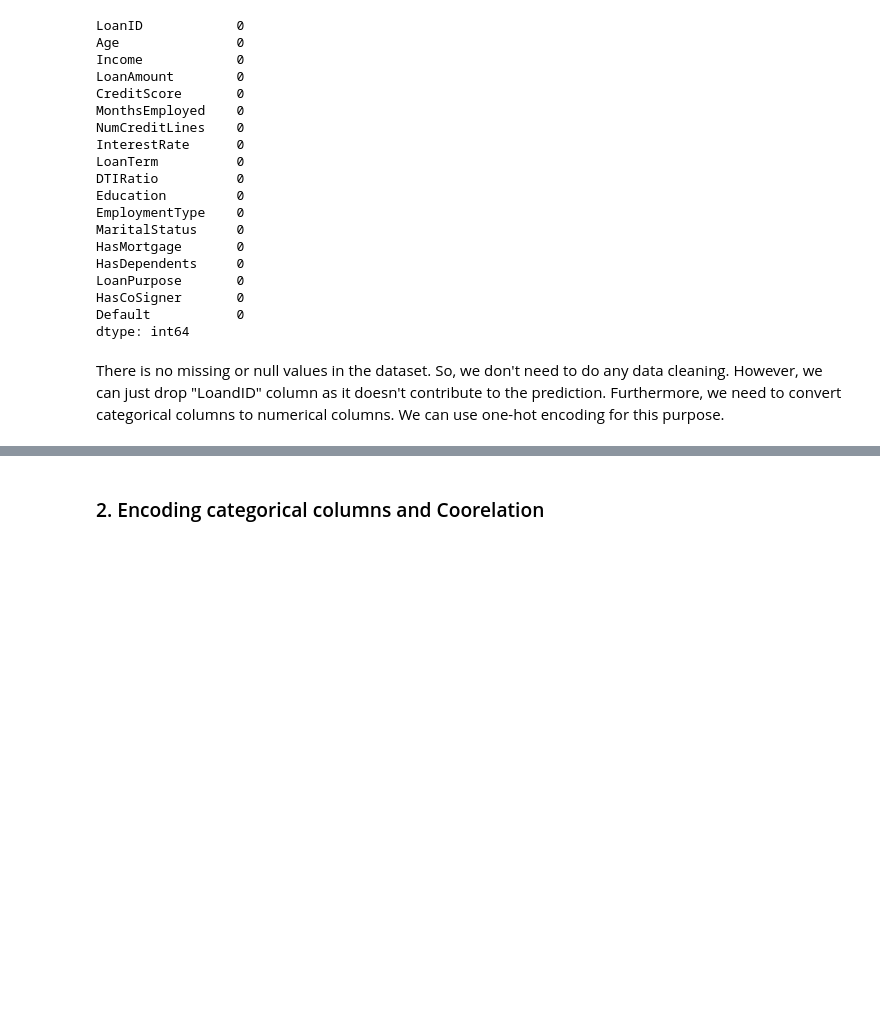
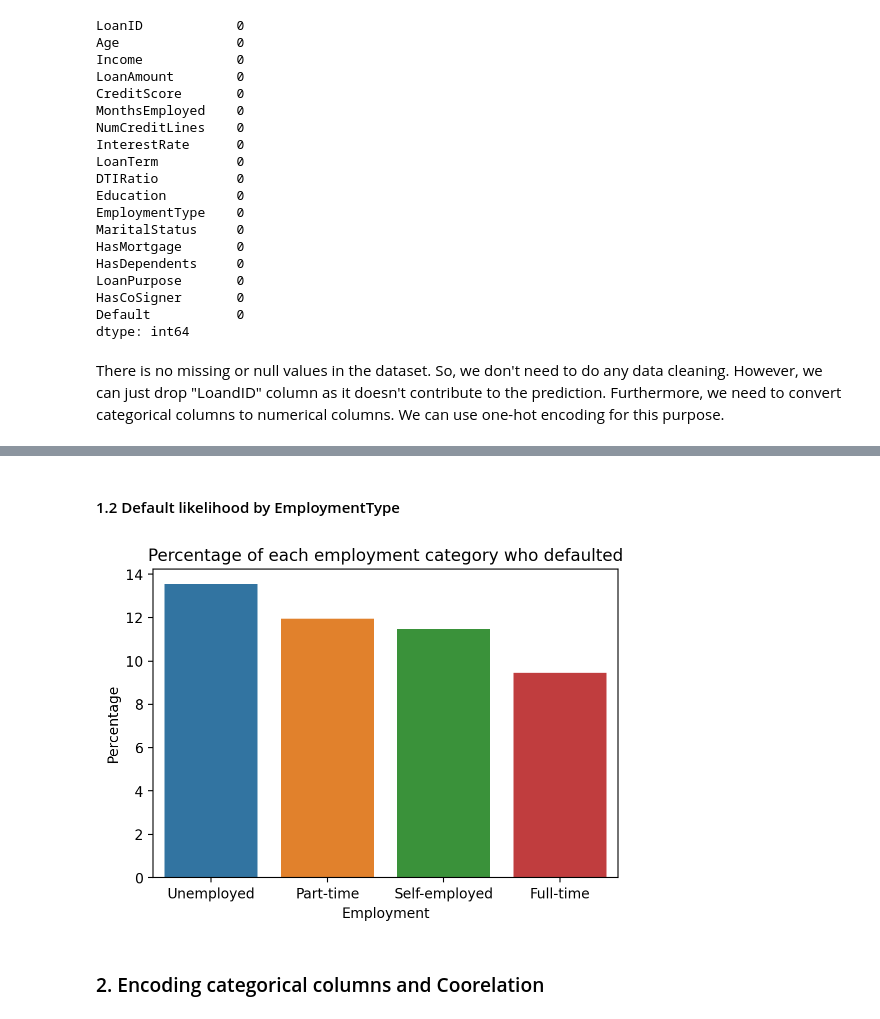
Before and after one commit to mijanr/PredEngine, a Jupyter notebook: 2_classification/loan_default_prediction.ipynb, the cells around one changed output, grey strips where cells are left out. Drawn from its saved outputs; the diff is of its cells as text; code cells hidden in the pictures; blank space fills up the shorter version.

```diff
--- a/2_classification/loan_default_prediction.ipynb
+++ b/2_classification/loan_default_prediction.ipynb
@@ -59,3 +77,20 @@ There is no missing or null values in the dataset. So, we don't need to do any d
+# %% [markdown]
+#### 1.2 Default likelihood by EmploymentType
+# %%
+df_emp = df.groupby(['EmploymentType', 'Default'])['Default'].count().reset_index(name='count').sort_values(['EmploymentType', 'Default'], ascending=False)
+df_emp['percentage'] = df_emp['count'].div(df_emp.groupby('EmploymentType')['count'].transform('sum')).mul(100)
+df_emp_default = df_emp[df_emp['Default'] == 1]
+df_emp_default = df_emp_default.sort_values(['percentage'], ascending=False)
+
+# plot the percentage of each employment category who defaulted
+plt.figure(figsize=(6,4))
+sns.barplot(x='EmploymentType', y='percentage', data=df_emp_default, hue='EmploymentType')
+plt.title('Percentage of each employment category who defaulted')
+plt.xlabel('Employment')
+plt.ylabel('Percentage')
+plt.show()
+# %% [output]
+[figure, added]
 # %% [markdown]
 ### 2. Encoding categorical columns and Coorelation
 # %%
```
Also changed, not shown: parts of 3 cells of this notebook.
